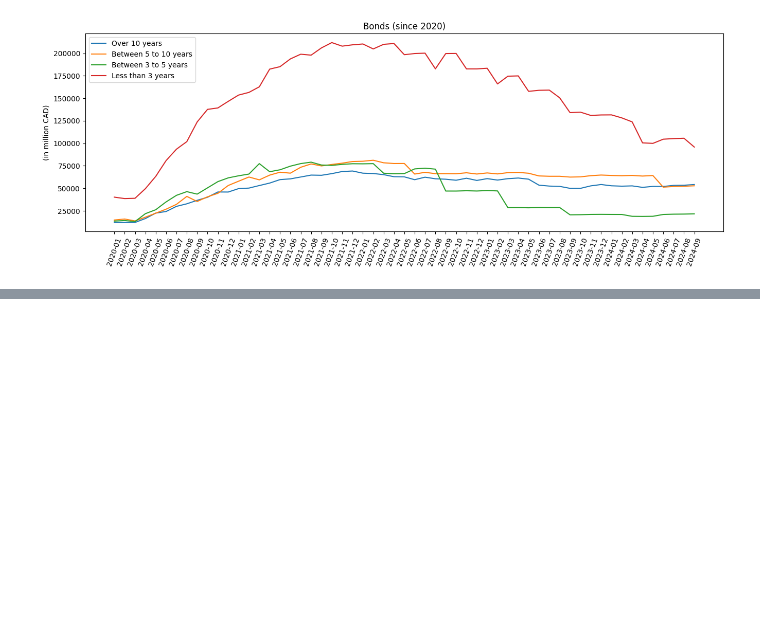
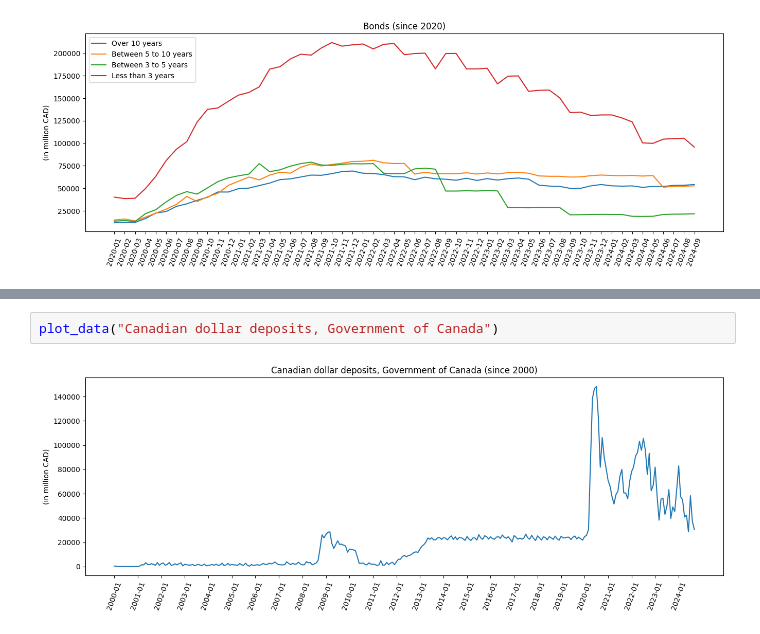
Before and after one commit to vanshuwjoshi/Bank-of-Canada-Assets-and-Liabilities, a Jupyter notebook: data_eda.ipynb, the cells around one changed output, grey strips where cells are left out. Drawn from its saved outputs; the diff is of its cells as text; blank space fills up the shorter version.

```diff
--- a/data_eda.ipynb
+++ b/data_eda.ipynb
@@ -245,0 +258,4 @@ plt.show()
+# %%
+plot_data("Canadian dollar deposits, Government of Canada")
+# %% [output]
+[figure, added]
```
Also changed, not shown: parts of 6 cells of this notebook.
